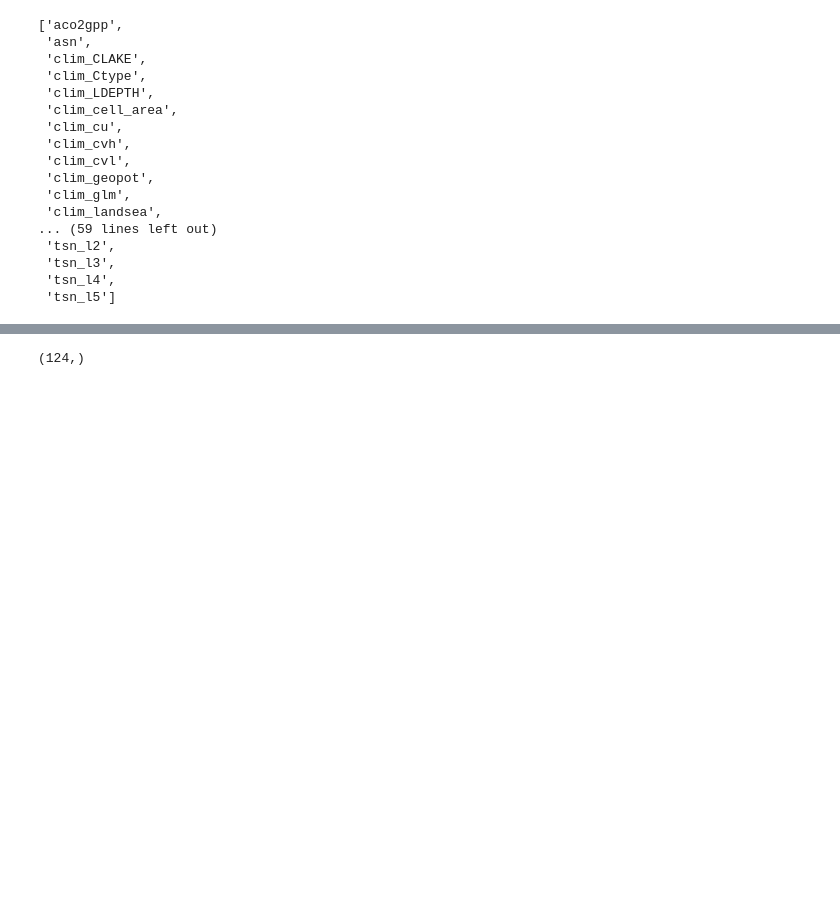
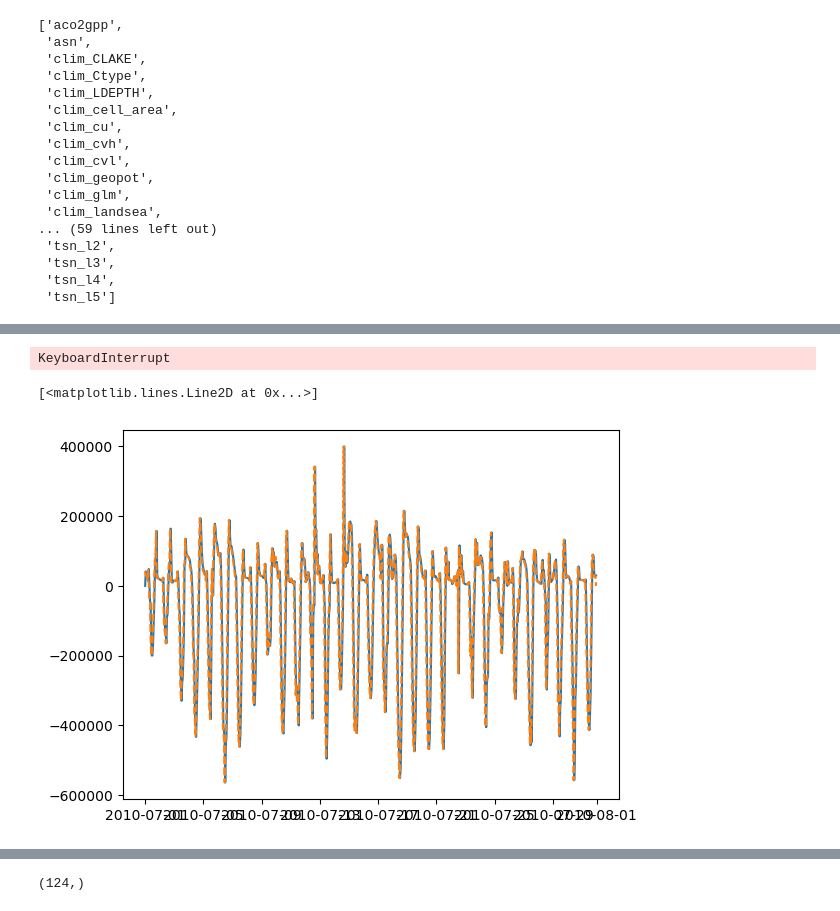
Before and after one commit to da-ewanp/ai-land, a Jupyter notebook: ai_land/notebooks/expz.ipynb, the cells around one changed output, grey strips where cells are left out. Drawn from its saved outputs; the diff is of its cells as text; code cells hidden in the pictures; blank space fills up the shorter version.

```diff
--- a/ai_land/notebooks/expz.ipynb
+++ b/ai_land/notebooks/expz.ipynb
@@ -127 +288,5 @@ list(da2.data_vars)
+# %%
+flux_acc2 = flux_acc.resample(time="1h").mean()
+# %% [output]
+KeyboardInterrupt
 # %%
@@ -135,6 +301,18 @@ for i in range(2, 24):
     flux[i::24] = flux_acc[i::24] - flux_acc[i-1::24]
 #flux[23::24] = flux_acc[23::24] - flux_acc[22::24]
 flux[24::24] = np.mean([flux[25::24], flux[23::24][:-1]], axis=0)
+# %%
+#plt.plot(ds.isel(x=idx).sel(time="2010-07", variable="sshf").time.values,
+#         flux_acc)
+
+plt.plot(ds.isel(x=idx).sel(time="2010-07", variable="sshf").time.values,
+         flux)
+
+plt.plot(ds.isel(x=idx).sel(time="2010-07", variable="sshf").time.values,
+         flux2, '--')
+# %% [output]
+[<matplotlib.lines.Line2D at 0x...>]
+[figure, added]
 # %%
 np.mean([flux[25::24], flux[23::24][:-1]], axis=0)
 # %% [output]
```
Also changed, not shown: parts of 15 cells of this notebook, 48 other files.
